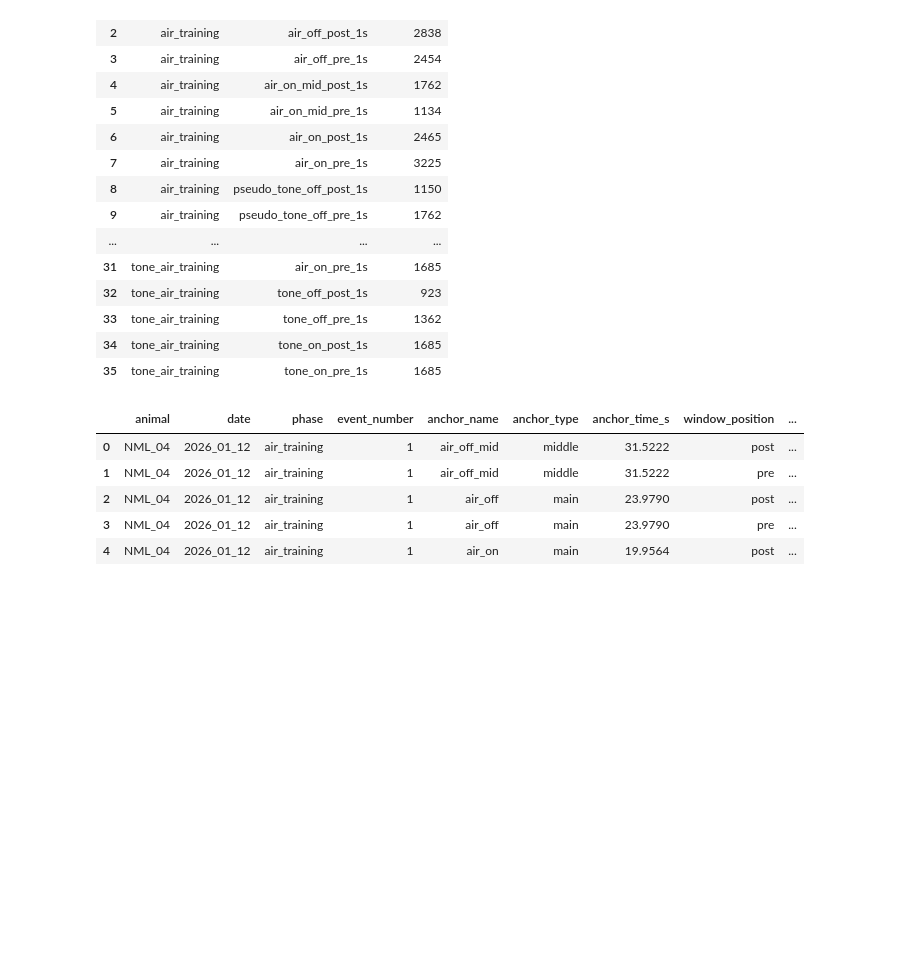
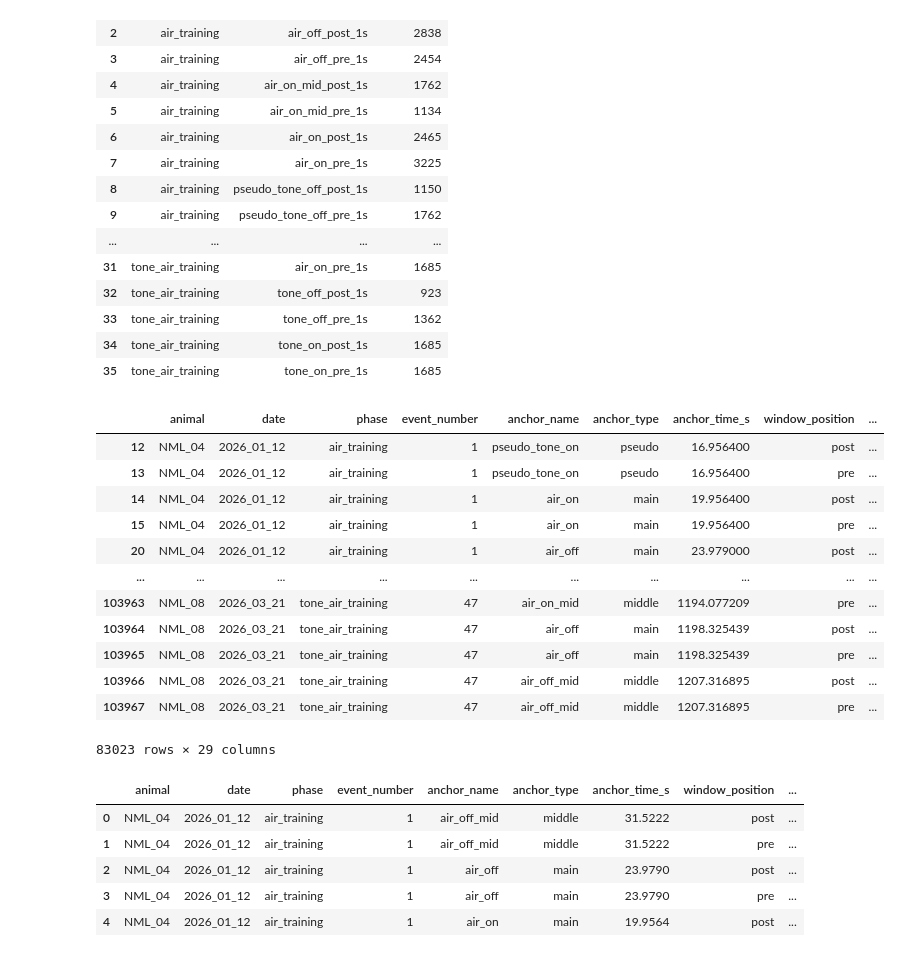
Before and after one commit to neuromomentumlab/Classical_Conditioning_Air_Wheel, a Jupyter notebook: Python/notebooks/epoch_analysis_save.ipynb, the cells around one changed output. Cells and saved outputs as stored; diff of their text form; code cells hidden in the pictures; blank space fills up the shorter version.

```diff
--- a/Python/notebooks/epoch_analysis_save.ipynb
+++ b/Python/notebooks/epoch_analysis_save.ipynb
@@ -71,6 +71,22 @@ Valid windows: (83023, 29)
 | 33 | tone_air_training | tone_off_pre_1s | 1362 |
 | 34 | tone_air_training | tone_on_post_1s | 1685 |
 | 35 | tone_air_training | tone_on_pre_1s | 1685 |
+# %%
+valid_windows
+# %% [output]
+|  | animal | date | phase | event_number | anchor_name | anchor_type | anchor_time_s | window_position | ... |
+| 12 | NML_04 | 2026_01_12 | air_training | 1 | pseudo_tone_on | pseudo | 16.956400 | post | ... |
+| 13 | NML_04 | 2026_01_12 | air_training | 1 | pseudo_tone_on | pseudo | 16.956400 | pre | ... |
+| 14 | NML_04 | 2026_01_12 | air_training | 1 | air_on | main | 19.956400 | post | ... |
+| 15 | NML_04 | 2026_01_12 | air_training | 1 | air_on | main | 19.956400 | pre | ... |
+| 20 | NML_04 | 2026_01_12 | air_training | 1 | air_off | main | 23.979000 | post | ... |
+| ... | ... | ... | ... | ... | ... | ... | ... | ... | ... |
+| 103963 | NML_08 | 2026_03_21 | tone_air_training | 47 | air_on_mid | middle | 1194.077209 | pre | ... |
+| 103964 | NML_08 | 2026_03_21 | tone_air_training | 47 | air_off | main | 1198.325439 | post | ... |
+| 103965 | NML_08 | 2026_03_21 | tone_air_training | 47 | air_off | main | 1198.325439 | pre | ... |
+| 103966 | NML_08 | 2026_03_21 | tone_air_training | 47 | air_off_mid | middle | 1207.316895 | post | ... |
+| 103967 | NML_08 | 2026_03_21 | tone_air_training | 47 | air_off_mid | middle | 1207.316895 | pre | ... |
+83023 rows × 29 columns
 # %%
 
 from src.proc.behavior_metrics import compute_encoder_metrics_for_windows
```
Also changed, not shown: parts of 1 cell of this notebook, 4 other files.
